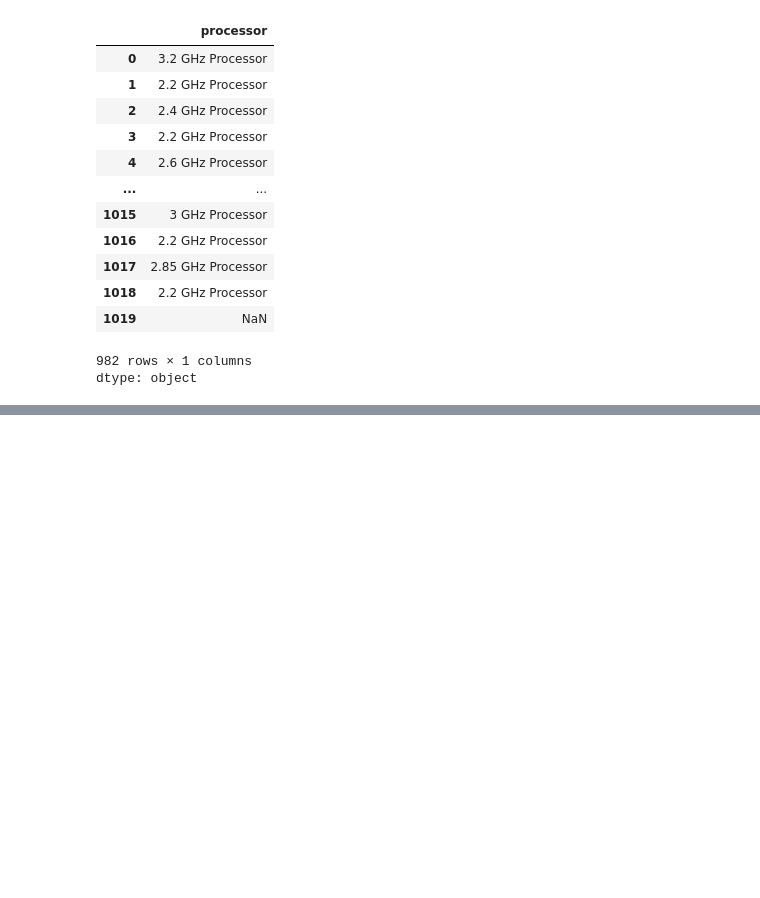
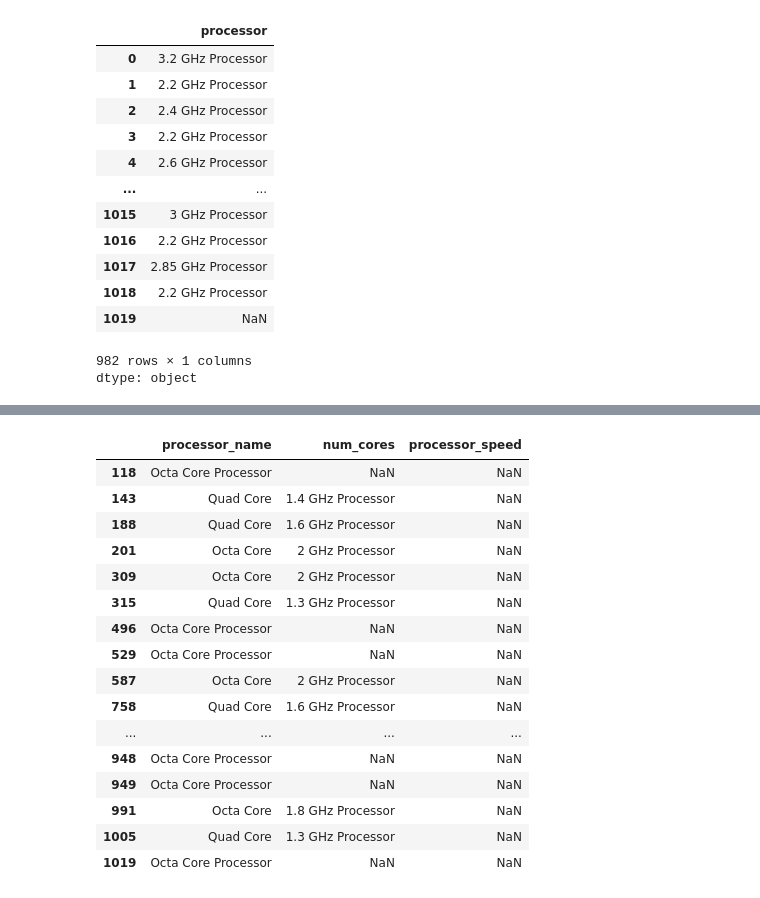
Before and after one commit to Muhammad-Waleed-Source/Data-Analysis-Process, a Jupyter notebook: Data Cleaning/1-Data-Cleaning.ipynb, the cells around one changed output, grey strips where cells are left out. Saved outputs shown, nothing was run; the diff lists cells and outputs as text; code cells hidden in the pictures; blank space fills up the shorter version.

```diff
--- a/Data Cleaning/1-Data-Cleaning.ipynb
+++ b/Data Cleaning/1-Data-Cleaning.ipynb
@@ -1137,0 +1192,22 @@ df1.head()
+# %%
+df1[df1['processor_name'].str.contains('Core')][['processor_name', 'num_cores', 'processor_speed']]
+
+# we got the problammatic rows
+# %% [output]
+|  | processor_name | num_cores | processor_speed |
+| 118 | Octa Core Processor | NaN | NaN |
+| 143 | Quad Core | 1.4 GHz Processor | NaN |
+| 188 | Quad Core | 1.6 GHz Processor | NaN |
+| 201 | Octa Core | 2 GHz Processor | NaN |
+| 309 | Octa Core | 2 GHz Processor | NaN |
+| 315 | Quad Core | 1.3 GHz Processor | NaN |
+| 496 | Octa Core Processor | NaN | NaN |
+| 529 | Octa Core Processor | NaN | NaN |
+| 587 | Octa Core | 2 GHz Processor | NaN |
+| 758 | Quad Core | 1.6 GHz Processor | NaN |
+| ... | ... | ... | ... |
+| 948 | Octa Core Processor | NaN | NaN |
+| 949 | Octa Core Processor | NaN | NaN |
+| 991 | Octa Core | 1.8 GHz Processor | NaN |
+| 1005 | Quad Core | 1.3 GHz Processor | NaN |
+| 1019 | Octa Core Processor | NaN | NaN |
```
Also changed, not shown: parts of 8 cells of this notebook.
